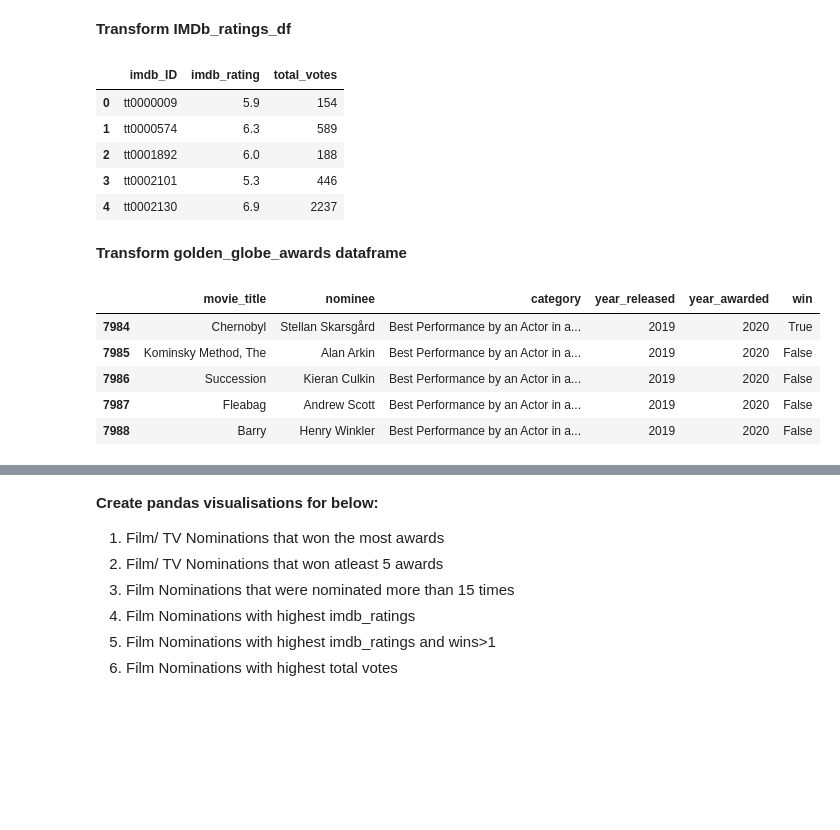
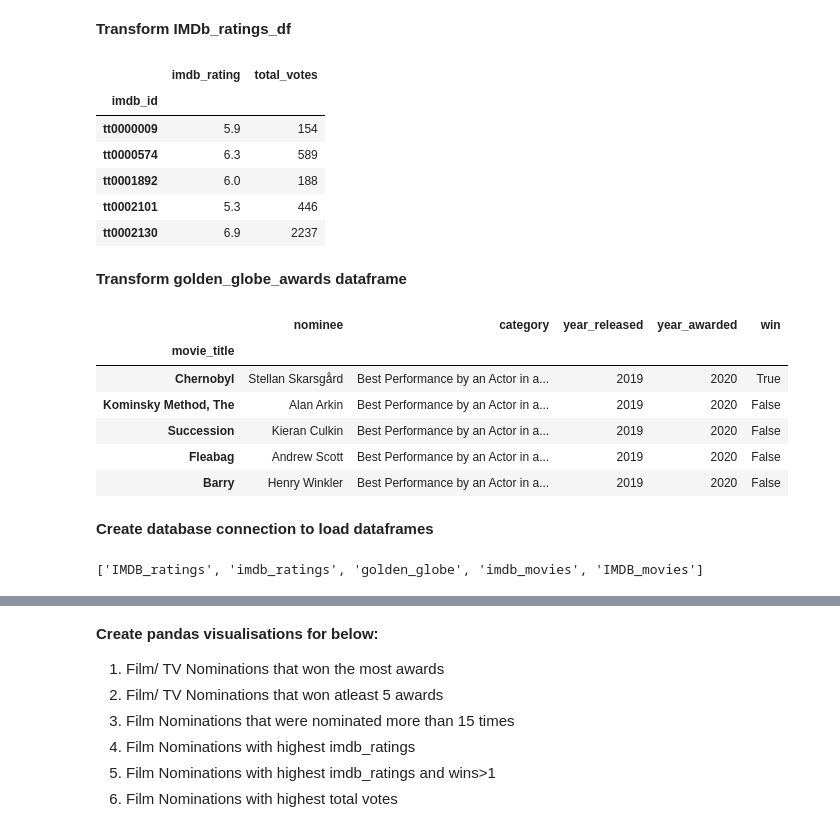
Before and after one commit to itsnameeta/Project-2-ETL, a Jupyter notebook: movies_etl.ipynb, the cells around one changed output, grey strips where cells are left out. Saved outputs shown, nothing was run; the diff lists cells and outputs as text; code cells hidden in the pictures; blank space fills up the shorter version.

```diff
--- a/movies_etl.ipynb
+++ b/movies_etl.ipynb
@@ -96,51 +94,57 @@ IMDb_movies_transformed.head()
 IMDb_ratings_transformed= IMDb_ratings_df.copy()
 
 # Rename the column headers
-IMDb_ratings_transformed = pd.DataFrame({"imdb_ID":IMDb_ratings_df["imdb_title_id"],
+IMDb_ratings_transformed = pd.DataFrame({"imdb_id":IMDb_ratings_df["imdb_title_id"],
                                    "imdb_rating":IMDb_ratings_df["mean_vote"],
                                    "total_votes":IMDb_ratings_df["total_votes"]
                                        })
 
 # Clean the data by dropping duplicates
-IMDb_ratings_transformed.drop_duplicates("imdb_ID", inplace=True)
+IMDb_ratings_transformed.drop_duplicates("imdb_id", inplace=True)
 
 # Clean the data by dropping nulls
 IMDb_ratings_transformed = IMDb_ratings_transformed.dropna()
 
 IMDb_ratings_transformed.to_csv('data/IMDb_ratings_transformed.csv')
+IMDb_ratings_transformed.set_index("imdb_id", inplace=True)
+
 IMDb_ratings_transformed.head()
 # %% [output]
-|  | imdb_ID | imdb_rating | total_votes |
-| 0 | tt0000009 | 5.9 | 154 |
-| 1 | tt0000574 | 6.3 | 589 |
-| 2 | tt0001892 | 6.0 | 188 |
-| 3 | tt0002101 | 5.3 | 446 |
-| 4 | tt0002130 | 6.9 | 2237 |
+|  | imdb_rating | total_votes |
+| imdb_id |  |  |
+| tt0000009 | 5.9 | 154 |
+| tt0000574 | 6.3 | 589 |
+| tt0001892 | 6.0 | 188 |
+| tt0002101 | 5.3 | 446 |
+| tt0002130 | 6.9 | 2237 |
 # %% [markdown]
 **Transform golden_globe_awards dataframe**
 # %%
 # Create a filtered dataframe from specific columns
 gg_cols = ["year_film","year_award","category","nominee","film","win"]
 Golden_globe_transformed = gg_awards_df[gg_cols].copy()
 
 #Golden_globe_transformed = gg_awards_df.loc[gg_awards_df["win"] != False]
 # Rename the column headers
 Golden_globe_transformed = pd.DataFrame({"movie_title":Golden_globe_transformed["film"],
                                          "nominee":Golden_globe_transformed["nominee"],
                                          "category": Golden_globe_transformed["category"],
                                         "year_released":Golden_globe_transformed["year_film"],
                                         "year_awarded":Golden_globe_transformed["year_award"],
+                                         "category":Golden_globe_transformed["category"],
                                         "win":Golden_globe_transformed["win"]
                                        })
 
 # Clean the data by dropping nulls
 Golden_globe_transformed = Golden_globe_transformed.dropna()
 Golden_globe_transformed.to_csv('data/Golden_globe_transformed.csv')
+Golden_globe_transformed.set_index("movie_title", inplace=True)
 Golden_globe_transformed.tail()
 # %% [output]
-|  | movie_title | nominee | category | year_released | year_awarded | win |
-| 7984 | Chernobyl | Stellan Skarsgård | Best Performance by an Actor in a... | 2019 | 2020 | True |
-| 7985 | Kominsky Method, The | Alan Arkin | Best Performance by an Actor in a... | 2019 | 2020 | False |
-| 7986 | Succession | Kieran Culkin | Best Performance by an Actor in a... | 2019 | 2020 | False |
-| 7987 | Fleabag | Andrew Scott | Best Performance by an Actor in a... | 2019 | 2020 | False |
-| 7988 | Barry | Henry Winkler | Best Performance by an Actor in a... | 2019 | 2020 | False |
+|  | nominee | category | year_released | year_awarded | win |
+| movie_title |  |  |  |  |  |
+| Chernobyl | Stellan Skarsgård | Best Performance by an Actor in a... | 2019 | 2020 | True |
+| Kominsky Method, The | Alan Arkin | Best Performance by an Actor in a... | 2019 | 2020 | False |
+| Succession | Kieran Culkin | Best Performance by an Actor in a... | 2019 | 2020 | False |
+| Fleabag | Andrew Scott | Best Performance by an Actor in a... | 2019 | 2020 | False |
+| Barry | Henry Winkler | Best Performance by an Actor in a... | 2019 | 2020 | False |
@@ -146,0 +154,9 @@ Golden_globe_transformed.tail()
+# %% [markdown]
+**Create database connection to load dataframes**
+# %%
+connection_string = "postgres:tiki@localhost:5432/movies_db"
+engine = create_engine(f'postgresql+psycopg2://{connection_string}')
+# Confirm tables
+engine.table_names()
+# %% [output]
+['IMDB_ratings', 'imdb_ratings', 'golden_globe', 'imdb_movies', 'IMDB_movies']
```
Also changed, not shown: parts of 21 cells of this notebook, 5 other files.
